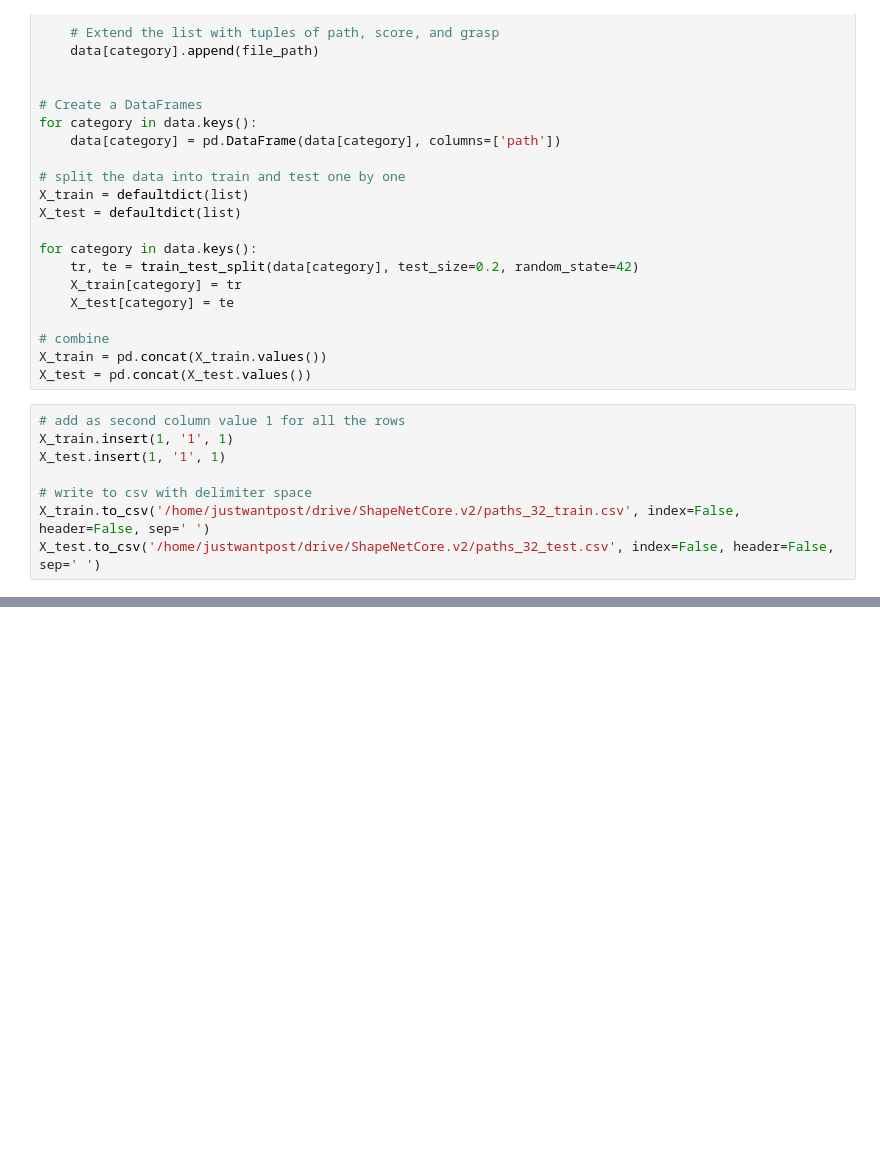
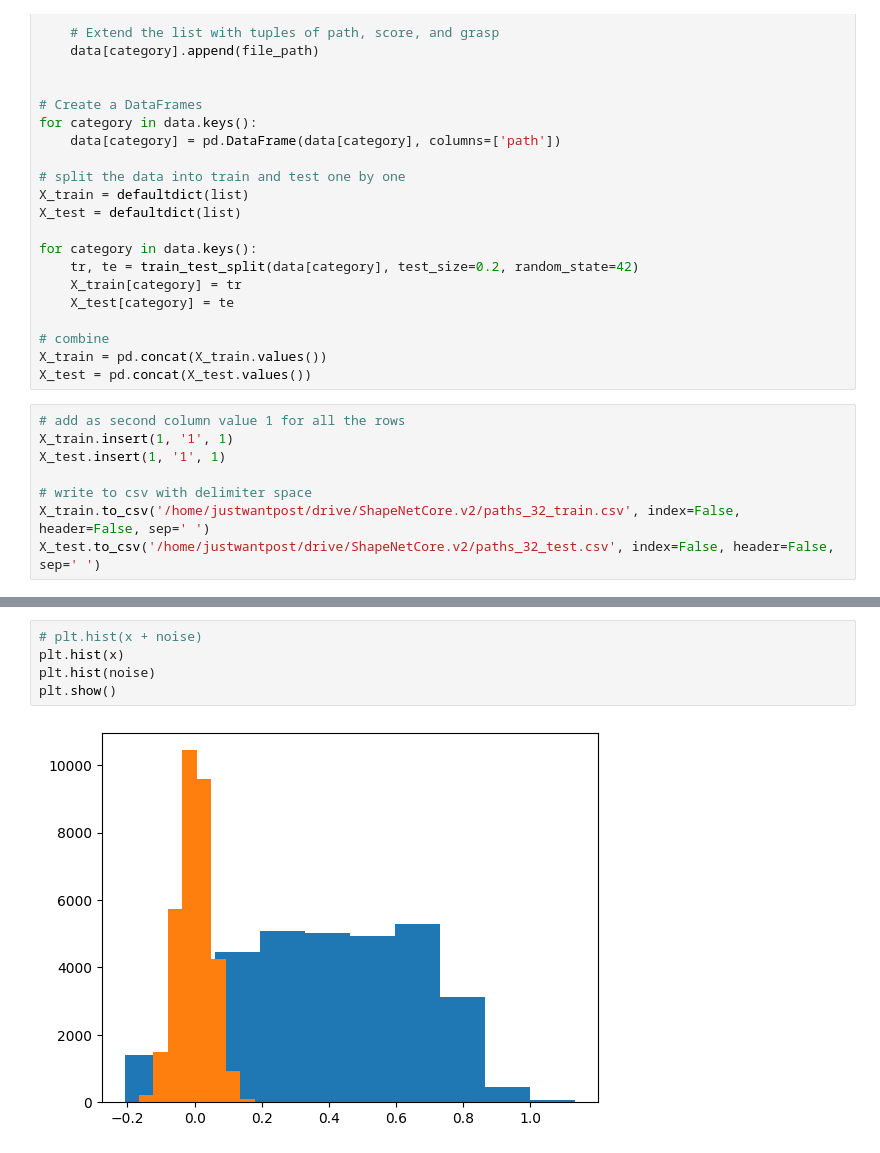
Before and after one commit to Kirili4ik/SDF-JEPA, a Jupyter notebook: data_preparation.ipynb, the cells around one changed output, grey strips where cells are left out. Cells and saved outputs as stored; diff of their text form; blank space fills up the shorter version.

```diff
--- a/data_preparation.ipynb
+++ b/data_preparation.ipynb
@@ -59,0 +70,7 @@ X_test.to_csv('/home/justwantpost/drive/ShapeNetCore.v2/paths_32_test.csv', inde
+# %%
+# plt.hist(x + noise)
+plt.hist(x)
+plt.hist(noise)
+plt.show()
+# %% [output]
+[figure, added]
```
Also changed, not shown: parts of 8 cells of this notebook, 9 other files.
